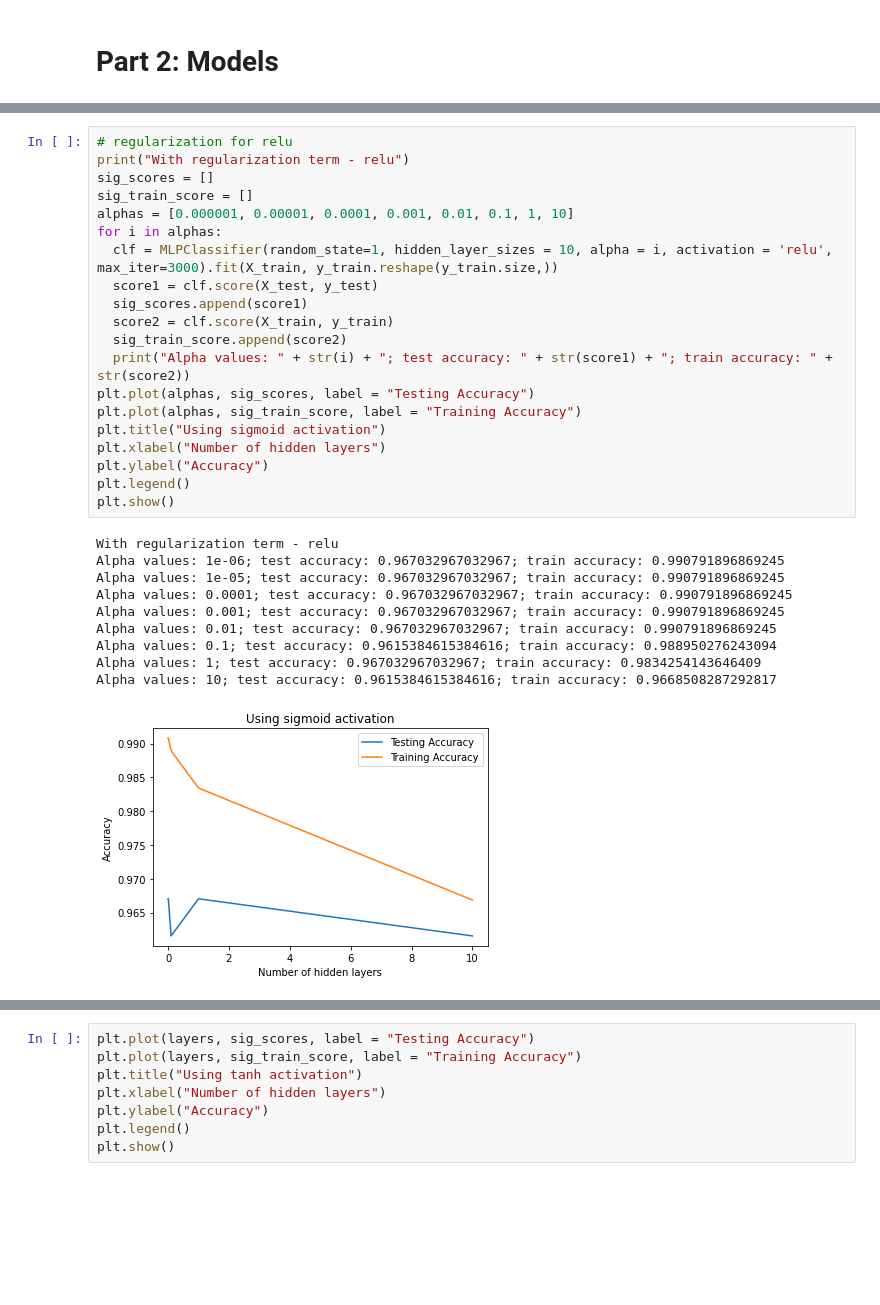
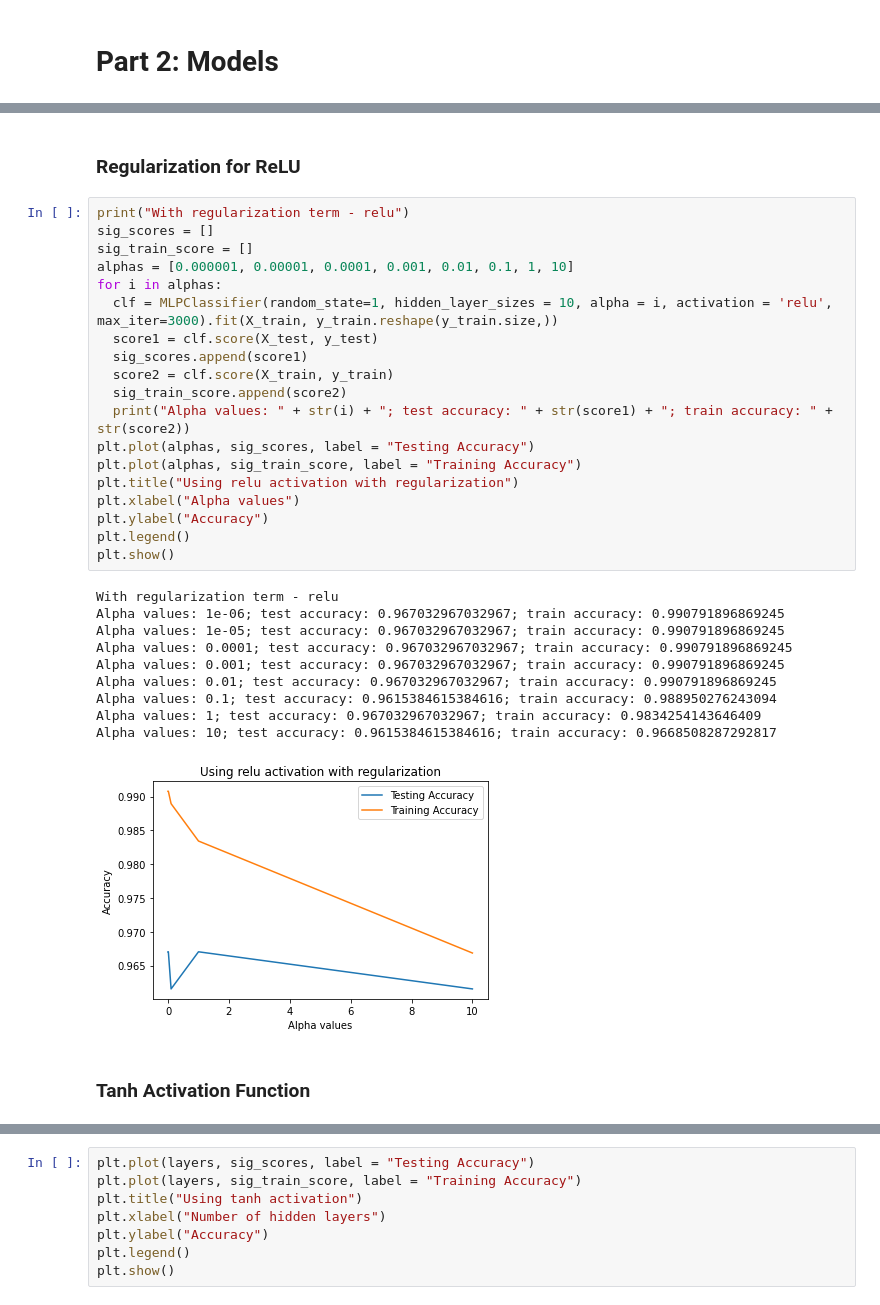
Before and after one commit to apurbaanik/ML_Final_Project_NBA, a Jupyter notebook: ML_Final_Project_Neural_Networks.ipynb, the cells around one changed output, grey strips where cells are left out. Cells and saved outputs as stored; diff of their text form; blank space fills up the shorter version.

```diff
--- a/ML_Final_Project_Neural_Networks.ipynb
+++ b/ML_Final_Project_Neural_Networks.ipynb
@@ -194,32 +226,35 @@ plt.show()
+# %% [markdown]
+### Regularization for ReLU
 # %%
-# regularization for relu
 print("With regularization term - relu")
 sig_scores = []
 sig_train_score = []
 alphas = [0.000001, 0.00001, 0.0001, 0.001, 0.01, 0.1, 1, 10]
 for i in alphas:
   clf = MLPClassifier(random_state=1, hidden_layer_sizes = 10, alpha = i, activation = 'relu', max_iter=3000).fit(X_train, y_train.reshape(y_train.size,))
   score1 = clf.score(X_test, y_test)
   sig_scores.append(score1)
   score2 = clf.score(X_train, y_train)
   sig_train_score.append(score2)
   print("Alpha values: " + str(i) + "; test accuracy: " + str(score1) + "; train accuracy: " + str(score2))
 plt.plot(alphas, sig_scores, label = "Testing Accuracy")
 plt.plot(alphas, sig_train_score, label = "Training Accuracy")
-plt.title("Using sigmoid activation")
-plt.xlabel("Number of hidden layers")
+plt.title("Using relu activation with regularization")
+plt.xlabel("Alpha values")
 plt.ylabel("Accuracy")
 plt.legend()
 plt.show()
 # %% [output]
 With regularization term - relu
 Alpha values: 1e-06; test accuracy: 0.967032967032967; train accuracy: 0.990791896869245
 Alpha values: 1e-05; test accuracy: 0.967032967032967; train accuracy: 0.990791896869245
 Alpha values: 0.0001; test accuracy: 0.967032967032967; train accuracy: 0.990791896869245
 Alpha values: 0.001; test accuracy: 0.967032967032967; train accuracy: 0.990791896869245
 Alpha values: 0.01; test accuracy: 0.967032967032967; train accuracy: 0.990791896869245
 Alpha values: 0.1; test accuracy: 0.9615384615384616; train accuracy: 0.988950276243094
 Alpha values: 1; test accuracy: 0.967032967032967; train accuracy: 0.9834254143646409
 Alpha values: 10; test accuracy: 0.9615384615384616; train accuracy: 0.9668508287292817
-[figure, old version]
+[figure, new version]
+# %% [markdown]
+### Tanh Activation Function
 # %%
```
Also changed, not shown: parts of 20 cells of this notebook.
